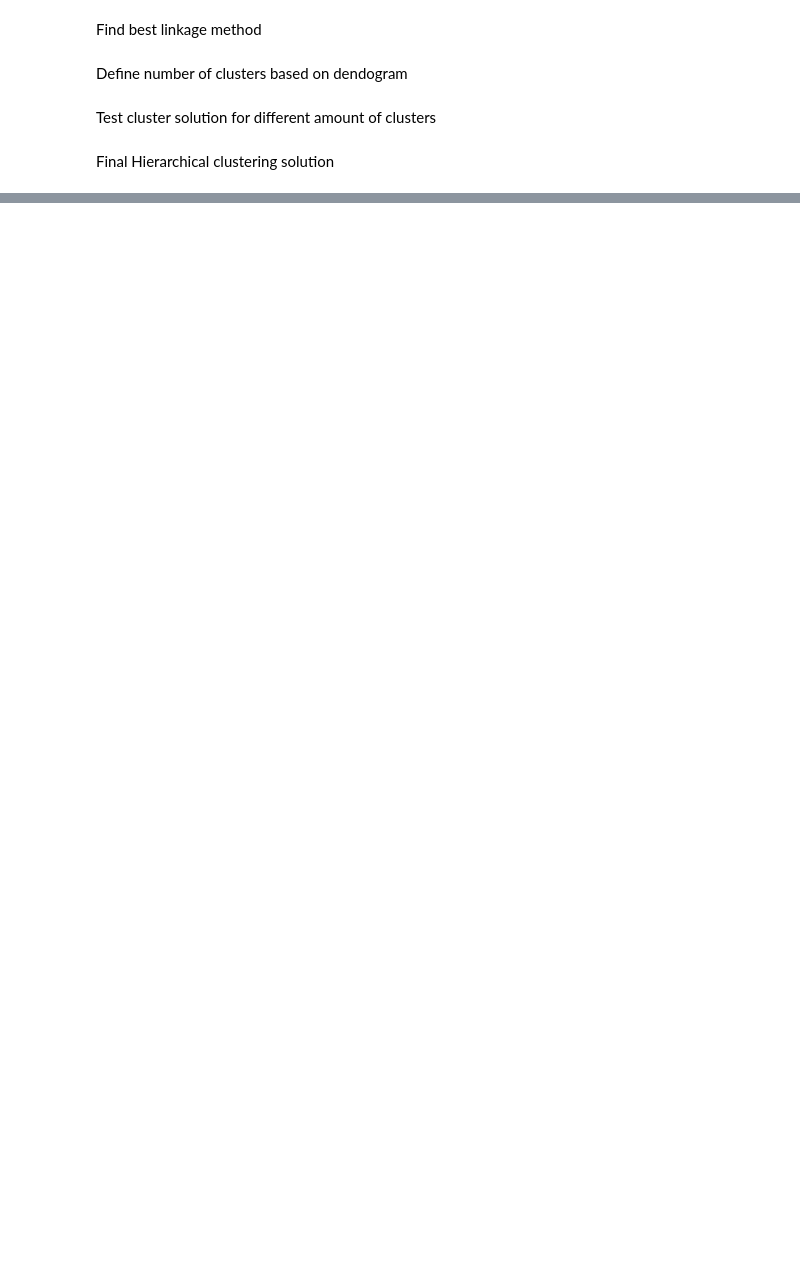
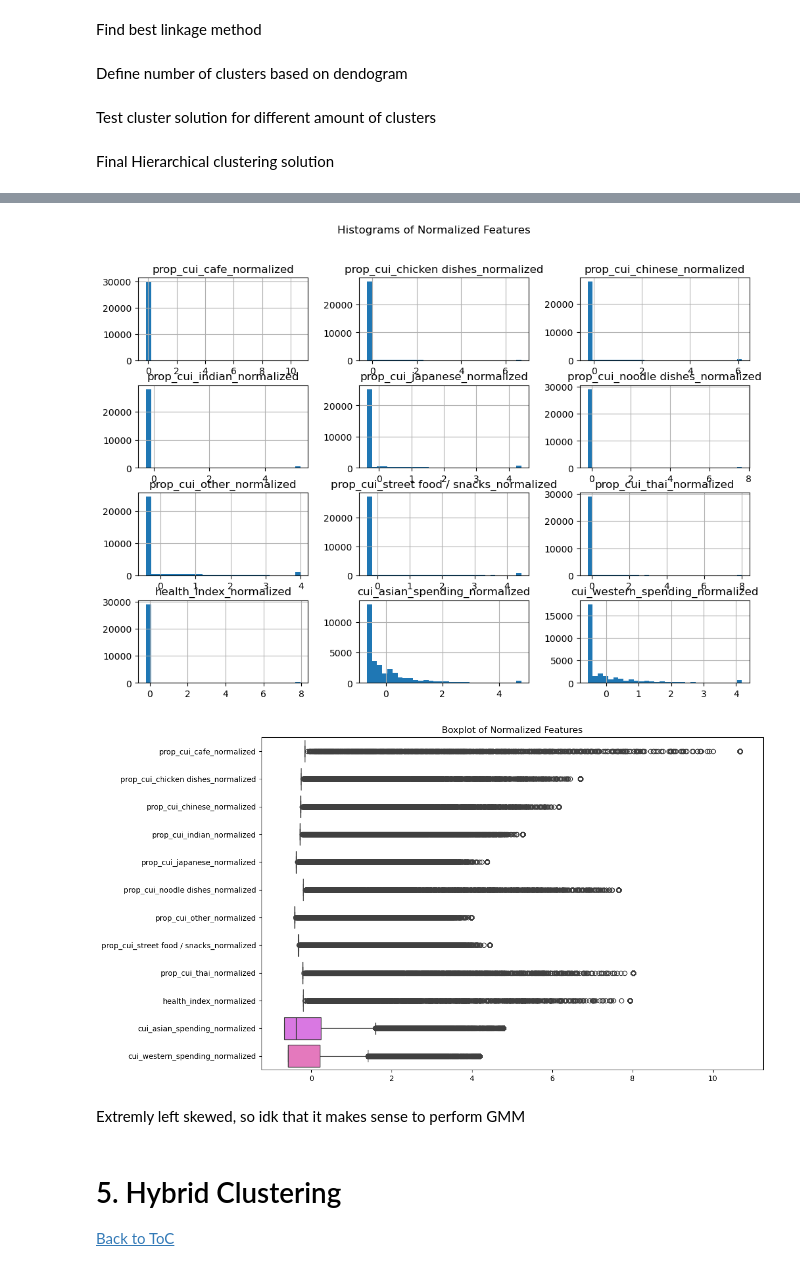
Before and after one commit to SvenGoerdes/CustomerSegmentationDataMining, a Jupyter notebook: deliverables/DM2425_Part2_10_02.ipynb, the cells around one changed output, grey strips where cells are left out. Saved outputs shown, nothing was run; the diff lists cells and outputs as text; code cells hidden in the pictures; blank space fills up the shorter version.

```diff
--- a/deliverables/DM2425_Part2_10_02.ipynb
+++ b/deliverables/DM2425_Part2_10_02.ipynb
@@ -607,0 +746,19 @@ df_hierarchicalClustering_concat.groupby('labels').mean()
+# %%
+# Histogram for each feature
+df_scaled[taste_features_normalized].hist(bins=30, figsize=(12, 8))
+plt.suptitle('Histograms of Normalized Features')
+plt.show()
+
+# Boxplot for each feature
+plt.figure(figsize=(12, 8))
+sns.boxplot(data=df_scaled[taste_features_normalized], orient="h")
+plt.title('Boxplot of Normalized Features')
+plt.show()
+# %% [output]
+[figure, added]
+[figure, added]
+# %% [markdown]
+Extremly left skewed, so idk that it makes sense to perform GMM
+# %% [markdown]
+# 5. Hybrid Clustering <a class="anchor" id="hybrid_clustering"></a>
+[Back to ToC](#toc)<br>
```
Also changed, not shown: parts of 58 cells of this notebook, 4 other files.
